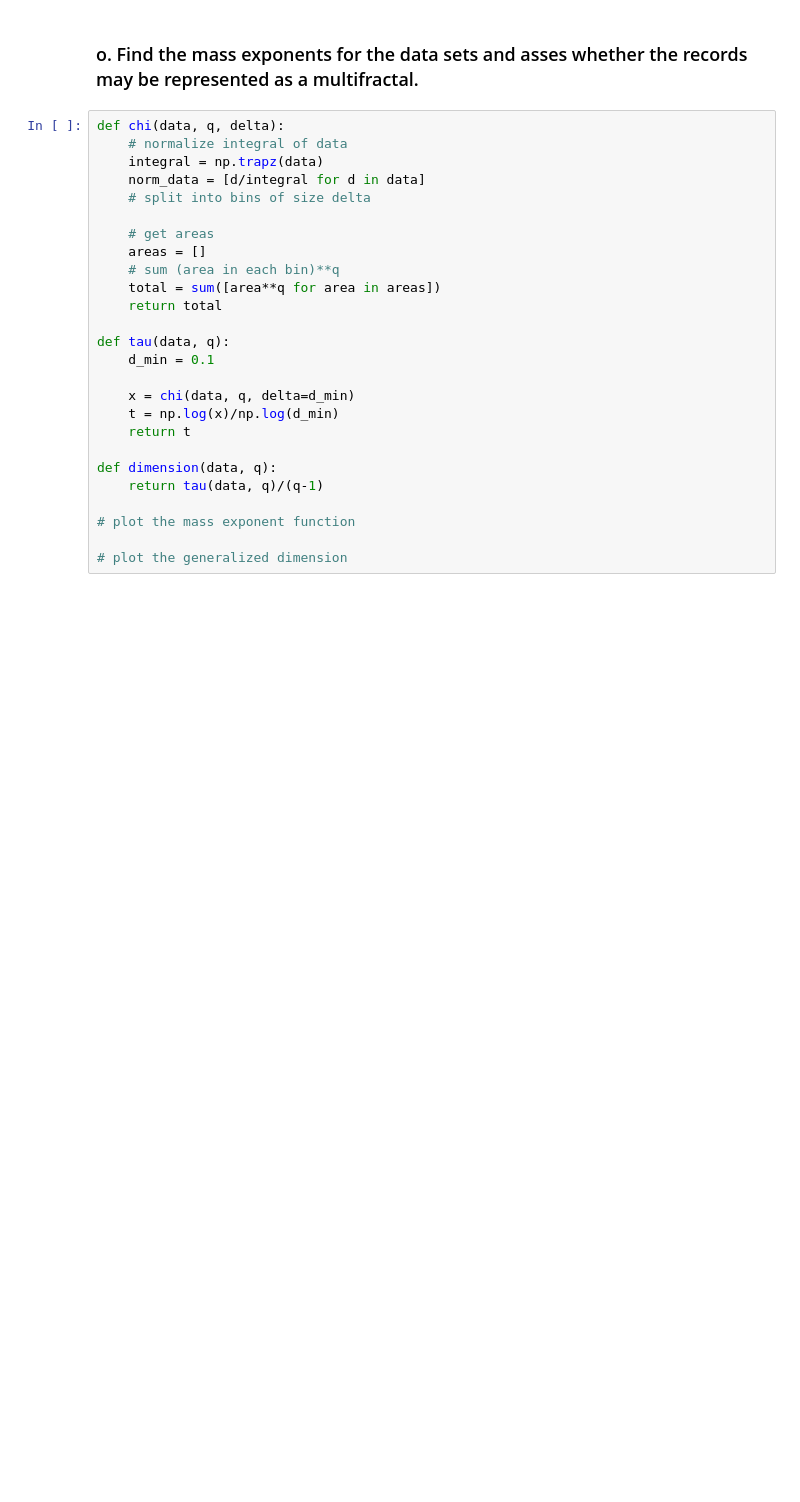
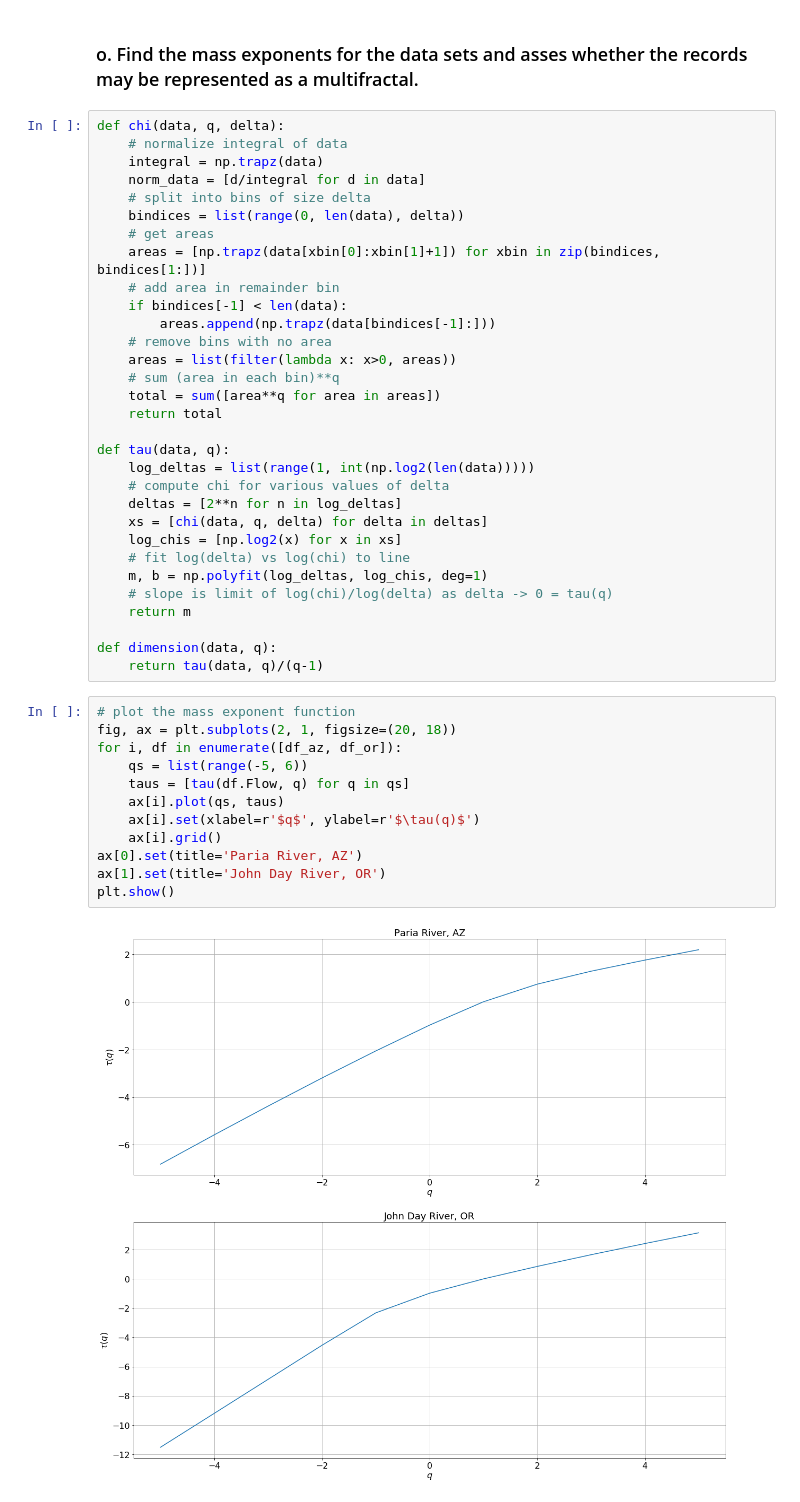
Before and after one commit to klarrieu/HYD142, a Jupyter notebook: Project.ipynb, the cells around one changed output. Drawn from its saved outputs; the diff is of its cells as text; blank space fills up the shorter version.

```diff
--- a/Project.ipynb
+++ b/Project.ipynb
@@ -486,23 +485,42 @@ def chi(data, q, delta):
     integral = np.trapz(data)
     norm_data = [d/integral for d in data]
     # split into bins of size delta
-
+    bindices = list(range(0, len(data), delta))
     # get areas
-    areas = []
+    areas = [np.trapz(data[xbin[0]:xbin[1]+1]) for xbin in zip(bindices, bindices[1:])]
+    # add area in remainder bin
+    if bindices[-1] < len(data):
+        areas.append(np.trapz(data[bindices[-1]:]))
+    # remove bins with no area
+    areas = list(filter(lambda x: x>0, areas))
     # sum (area in each bin)**q
     total = sum([area**q for area in areas])
     return total
 
 def tau(data, q):
-    d_min = 0.1
-
-    x = chi(data, q, delta=d_min)
-    t = np.log(x)/np.log(d_min)
-    return t
+    log_deltas = list(range(1, int(np.log2(len(data)))))
+    # compute chi for various values of delta
+    deltas = [2**n for n in log_deltas]
+    xs = [chi(data, q, delta) for delta in deltas]
+    log_chis = [np.log2(x) for x in xs]
+    # fit log(delta) vs log(chi) to line
+    m, b = np.polyfit(log_deltas, log_chis, deg=1)
+    # slope is limit of log(chi)/log(delta) as delta -> 0 = tau(q)
+    return m
 
 def dimension(data, q):
     return tau(data, q)/(q-1)
-
-# plot the mass exponent function
-
-# plot the generalized dimension
+# %%
+# plot the mass exponent function
+fig, ax = plt.subplots(2, 1, figsize=(20, 18))
+for i, df in enumerate([df_az, df_or]):
+    qs = list(range(-5, 6))
+    taus = [tau(df.Flow, q) for q in qs]
+    ax[i].plot(qs, taus)
+    ax[i].set(xlabel=r'$q$', ylabel=r'$\tau(q)$')
+    ax[i].grid()
+ax[0].set(title='Paria River, AZ')
+ax[1].set(title='John Day River, OR')
+plt.show()
+# %% [output]
+[figure, added]
```
Also changed, not shown: parts of 7 cells of this notebook.
